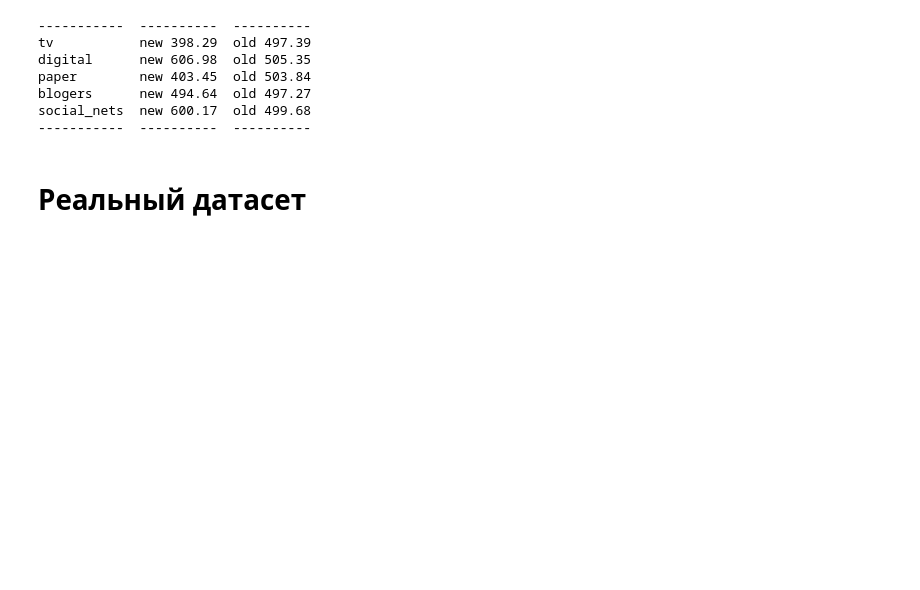
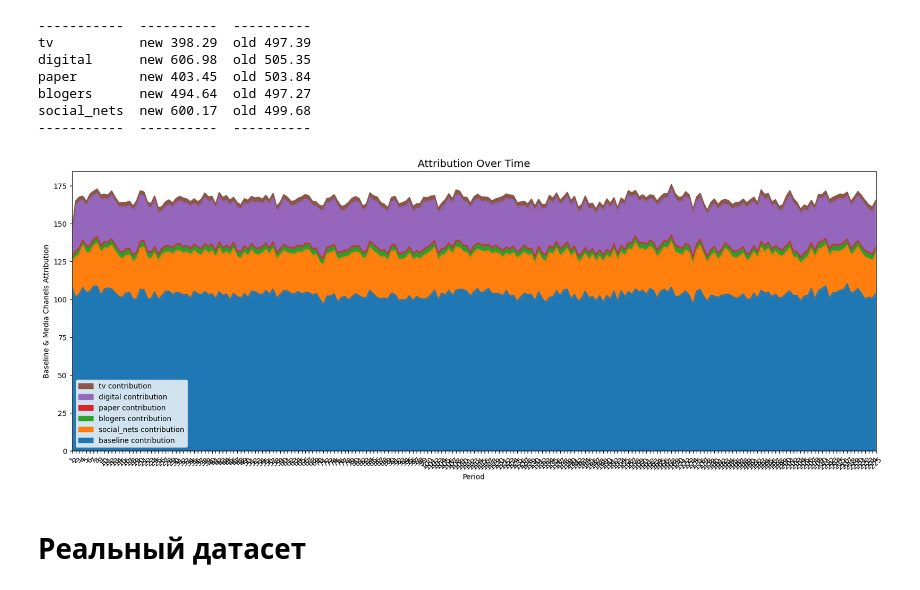
Before and after one commit to nikita-ds/lectures_and_seminars, a Jupyter notebook: ml_in_business/seminars/Seminar_7_MMM.ipynb, the cells around one changed output. Cells and saved outputs as stored; diff of their text form; code cells hidden in the pictures; blank space fills up the shorter version.

```diff
--- a/ml_in_business/seminars/Seminar_7_MMM.ipynb
+++ b/ml_in_business/seminars/Seminar_7_MMM.ipynb
@@ -240,6 +246,13 @@ paper        new 403.45  old 503.84
 blogers      new 494.64  old 497.27
 social_nets  new 600.17  old 499.68
 -----------  ----------  ----------
+# %%
+from lightweight_mmm.plot import plot_media_baseline_contribution_area_plot
+plot_media_baseline_contribution_area_plot(media_mix_model = mmm
+                                           , target_scaler = target_scaler
+                                           , channel_names = media_names)
+# %% [output]
+[figure, added]
 # %% [markdown]
 # Реальный датасет
 # %%
```
Also changed, not shown: parts of 34 cells of this notebook.
